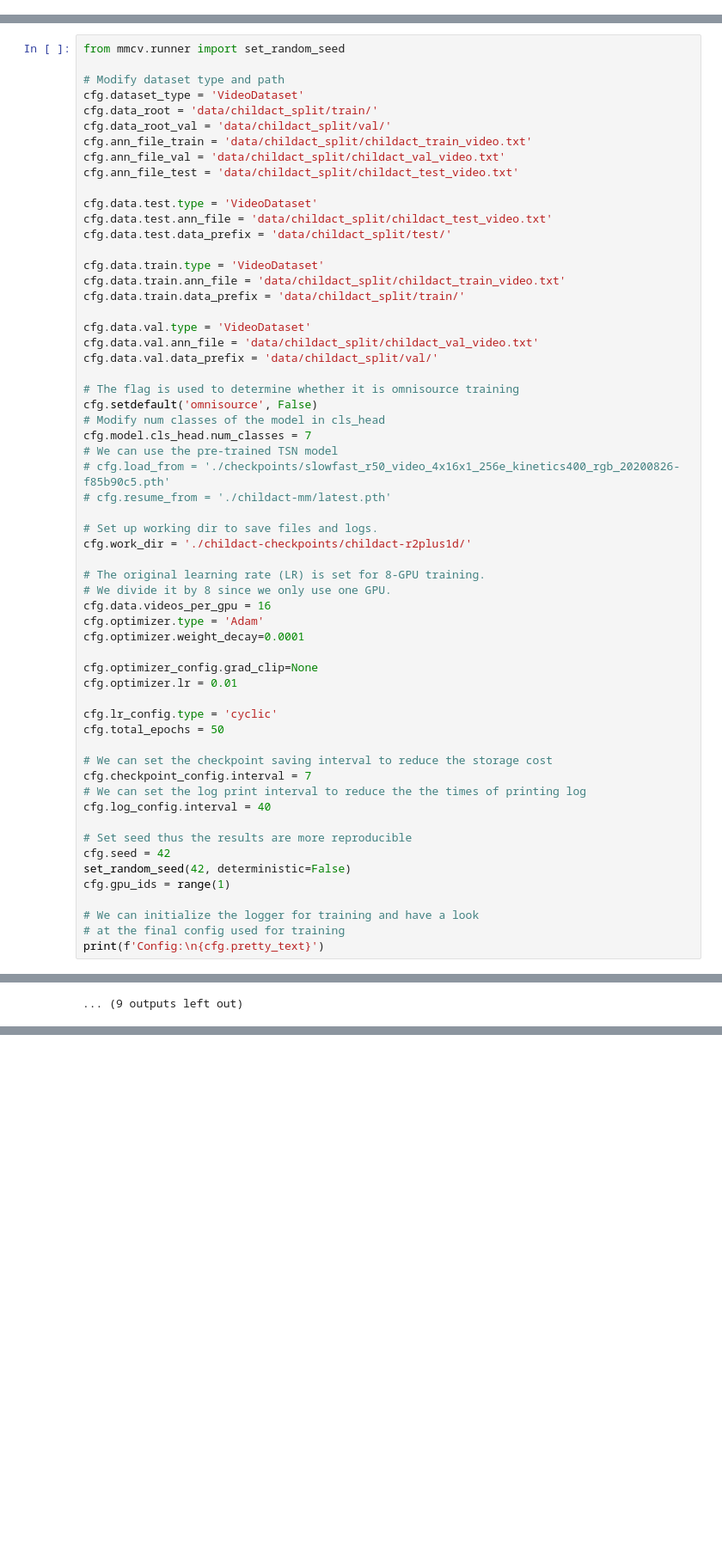
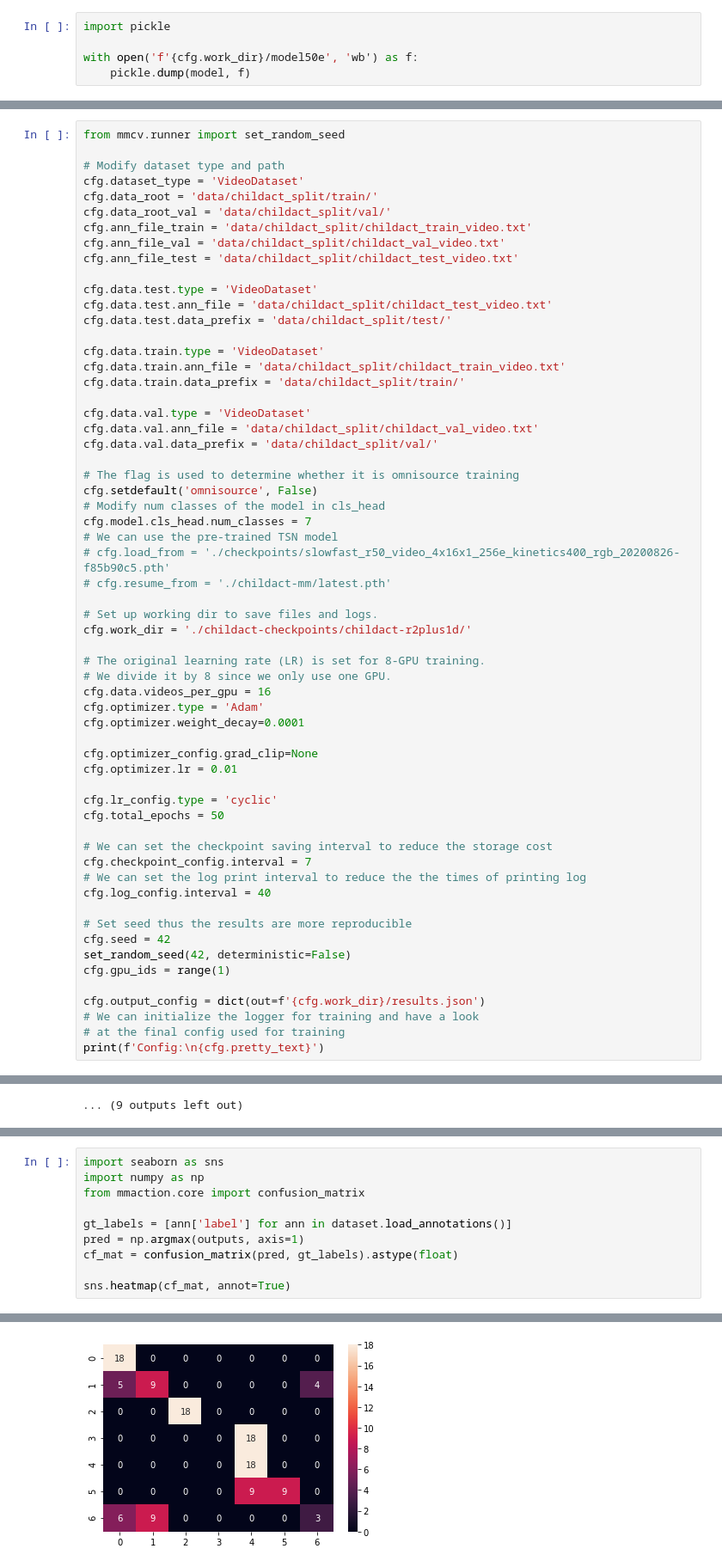
Before and after one commit to androbaza/CV-child-action-recognition, a Jupyter notebook: my-mmaction.ipynb, the cells around one changed output, grey strips where cells are left out. Shown: that part at 86% size. Cells and saved outputs as stored; diff of their text form; blank space fills up the shorter version.

```diff
--- a/my-mmaction.ipynb
+++ b/my-mmaction.ipynb
@@ -617,2 +699,7 @@ size mismatch for cls_head.fc_cls.bias: copying a param with shape torch.Size([4
+# %%
+import pickle
+
+with open('f'{cfg.work_dir}/model50e', 'wb') as f:
+    pickle.dump(model, f)
 # %%
 from mmaction.apis import single_gpu_test
@@ -728,6 +826,7 @@ cfg.seed = 42
 set_random_seed(42, deterministic=False)
 cfg.gpu_ids = range(1)
 
+cfg.output_config = dict(out=f'{cfg.work_dir}/results.json')
 # We can initialize the logger for training and have a look
 # at the final config used for training
 print(f'Config:\n{cfg.pretty_text}')
@@ -902,3 +1009,14 @@ mean_acc        0.1429
 top1_acc: 0.1429
 top5_acc: 0.7143
 mean_class_accuracy: 0.1429
+# %%
+import seaborn as sns
+import numpy as np
+from mmaction.core import confusion_matrix
+
+gt_labels = [ann['label'] for ann in dataset.load_annotations()]
+pred = np.argmax(outputs, axis=1)
+cf_mat = confusion_matrix(pred, gt_labels).astype(float)
+
+sns.heatmap(cf_mat, annot=True)
+# %% [output]
@@ -904,0 +1024 @@ mean_class_accuracy: 0.1429
+[figure, added]
```
Also changed, not shown: parts of 9 cells of this notebook.
